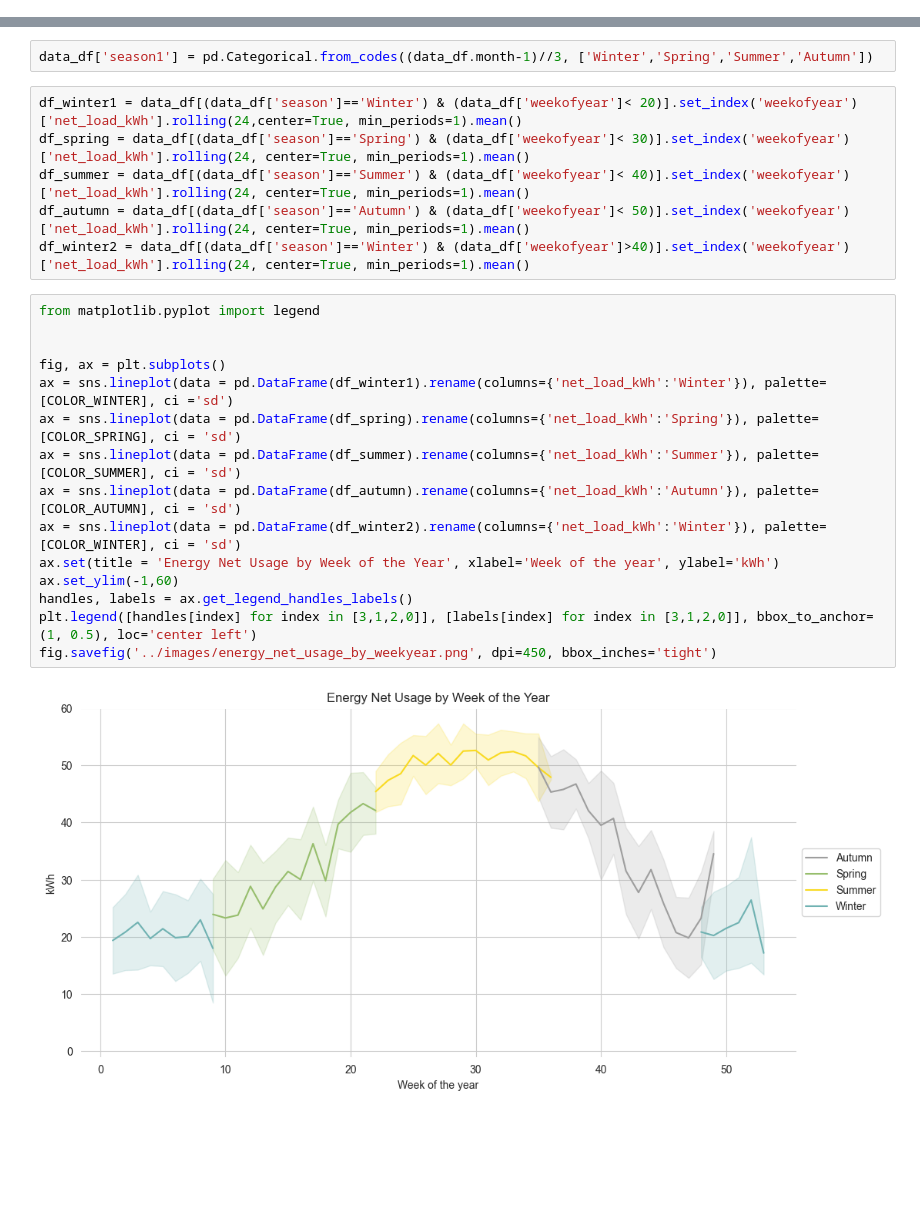
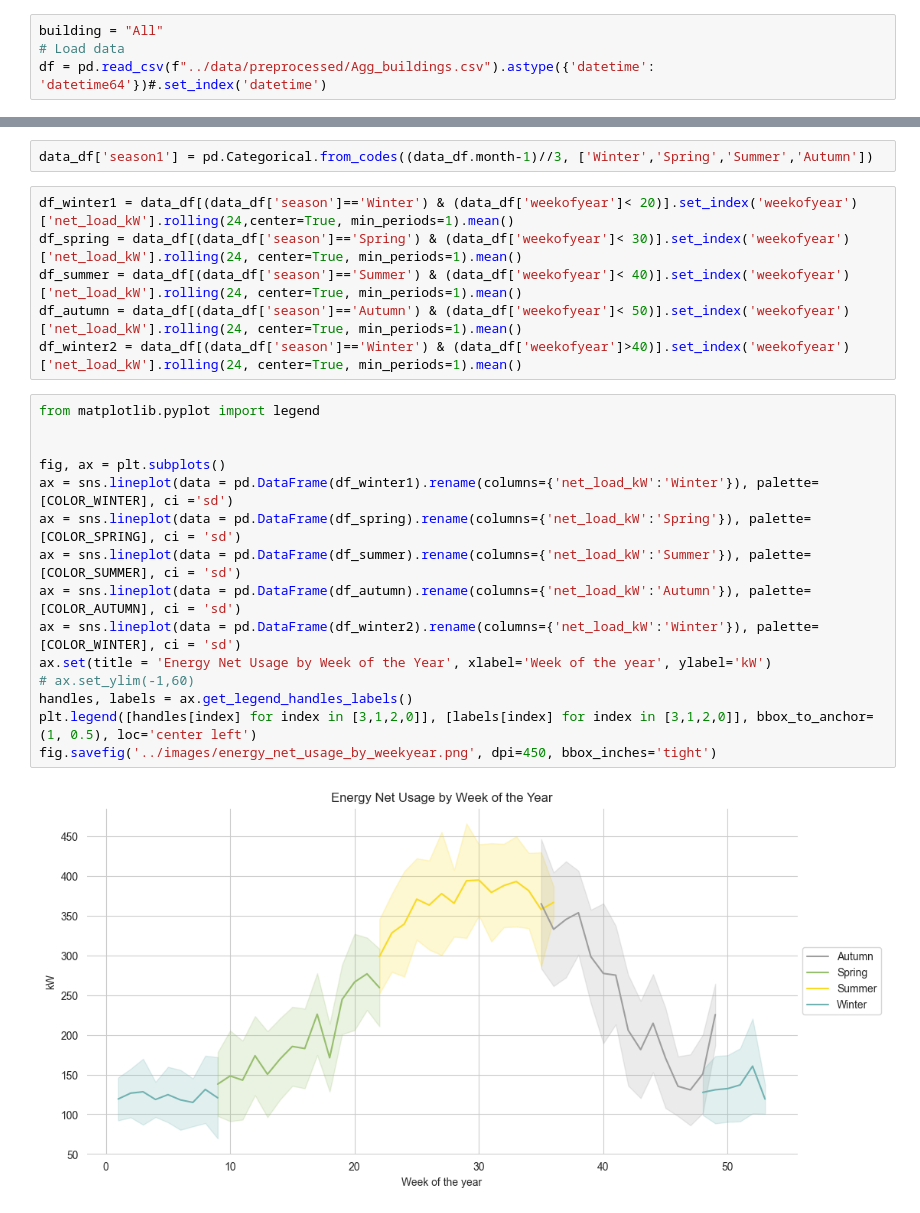
Before and after one commit to erickCantu/TheGreenCitySolutionsGroup, a Jupyter notebook: notebooks/EDA_data_visualization_weekly.ipynb, the cells around one changed output, grey strips where cells are left out. Drawn from its saved outputs; the diff is of its cells as text; blank space fills up the shorter version.

```diff
--- a/notebooks/EDA_data_visualization_weekly.ipynb
+++ b/notebooks/EDA_data_visualization_weekly.ipynb
@@ -36,3 +36,7 @@ df = pd.read_csv(f"../data/preprocessed/Building_{building_nr}.csv").astype({'da
+# %%
+building = "All"
+# Load data
+df = pd.read_csv(f"../data/preprocessed/Agg_buildings.csv").astype({'datetime': 'datetime64'})#.set_index('datetime')
 # %%
 data_df = df.assign(
     timestamp = lambda x: pd.to_datetime(x['datetime']),
@@ -57,25 +61,25 @@ data_df = pd.merge(data_df, df_season, how='left', on='month')
 # %%
 data_df['season1'] = pd.Categorical.from_codes((data_df.month-1)//3, ['Winter','Spring','Summer','Autumn'])
 # %%
-df_winter1 = data_df[(data_df['season']=='Winter') & (data_df['weekofyear']< 20)].set_index('weekofyear')['net_load_kWh'].rolling(24,center=True, min_periods=1).mean()
-df_spring = data_df[(data_df['season']=='Spring') & (data_df['weekofyear']< 30)].set_index('weekofyear')['net_load_kWh'].rolling(24, center=True, min_periods=1).mean()
-df_summer = data_df[(data_df['season']=='Summer') & (data_df['weekofyear']< 40)].set_index('weekofyear')['net_load_kWh'].rolling(24, center=True, min_periods=1).mean()
-df_autumn = data_df[(data_df['season']=='Autumn') & (data_df['weekofyear']< 50)].set_index('weekofyear')['net_load_kWh'].rolling(24, center=True, min_periods=1).mean()
-df_winter2 = data_df[(data_df['season']=='Winter') & (data_df['weekofyear']>40)].set_index('weekofyear')['net_load_kWh'].rolling(24, center=True, min_periods=1).mean()
+df_winter1 = data_df[(data_df['season']=='Winter') & (data_df['weekofyear']< 20)].set_index('weekofyear')['net_load_kW'].rolling(24,center=True, min_periods=1).mean()
+df_spring = data_df[(data_df['season']=='Spring') & (data_df['weekofyear']< 30)].set_index('weekofyear')['net_load_kW'].rolling(24, center=True, min_periods=1).mean()
+df_summer = data_df[(data_df['season']=='Summer') & (data_df['weekofyear']< 40)].set_index('weekofyear')['net_load_kW'].rolling(24, center=True, min_periods=1).mean()
+df_autumn = data_df[(data_df['season']=='Autumn') & (data_df['weekofyear']< 50)].set_index('weekofyear')['net_load_kW'].rolling(24, center=True, min_periods=1).mean()
+df_winter2 = data_df[(data_df['season']=='Winter') & (data_df['weekofyear']>40)].set_index('weekofyear')['net_load_kW'].rolling(24, center=True, min_periods=1).mean()
 # %%
 from matplotlib.pyplot import legend
 
 
 fig, ax = plt.subplots()
-ax = sns.lineplot(data = pd.DataFrame(df_winter1).rename(columns={'net_load_kWh':'Winter'}), palette=[COLOR_WINTER], ci ='sd')
-ax = sns.lineplot(data = pd.DataFrame(df_spring).rename(columns={'net_load_kWh':'Spring'}), palette=[COLOR_SPRING], ci = 'sd')
-ax = sns.lineplot(data = pd.DataFrame(df_summer).rename(columns={'net_load_kWh':'Summer'}), palette=[COLOR_SUMMER], ci = 'sd')
-ax = sns.lineplot(data = pd.DataFrame(df_autumn).rename(columns={'net_load_kWh':'Autumn'}), palette=[COLOR_AUTUMN], ci = 'sd')
-ax = sns.lineplot(data = pd.DataFrame(df_winter2).rename(columns={'net_load_kWh':'Winter'}), palette=[COLOR_WINTER], ci = 'sd')
-ax.set(title = 'Energy Net Usage by Week of the Year', xlabel='Week of the year', ylabel='kWh')
-ax.set_ylim(-1,60)
+ax = sns.lineplot(data = pd.DataFrame(df_winter1).rename(columns={'net_load_kW':'Winter'}), palette=[COLOR_WINTER], ci ='sd')
+ax = sns.lineplot(data = pd.DataFrame(df_spring).rename(columns={'net_load_kW':'Spring'}), palette=[COLOR_SPRING], ci = 'sd')
+ax = sns.lineplot(data = pd.DataFrame(df_summer).rename(columns={'net_load_kW':'Summer'}), palette=[COLOR_SUMMER], ci = 'sd')
+ax = sns.lineplot(data = pd.DataFrame(df_autumn).rename(columns={'net_load_kW':'Autumn'}), palette=[COLOR_AUTUMN], ci = 'sd')
+ax = sns.lineplot(data = pd.DataFrame(df_winter2).rename(columns={'net_load_kW':'Winter'}), palette=[COLOR_WINTER], ci = 'sd')
+ax.set(title = 'Energy Net Usage by Week of the Year', xlabel='Week of the year', ylabel='kW')
+# ax.set_ylim(-1,60)
 handles, labels = ax.get_legend_handles_labels()
 plt.legend([handles[index] for index in [3,1,2,0]], [labels[index] for index in [3,1,2,0]], bbox_to_anchor=(1, 0.5), loc='center left')
 fig.savefig('../images/energy_net_usage_by_weekyear.png', dpi=450, bbox_inches='tight')
 # %% [output]
-[figure, old version]
+[figure, new version]
```
Also changed, not shown: parts of 3 cells of this notebook, 5 other files.
